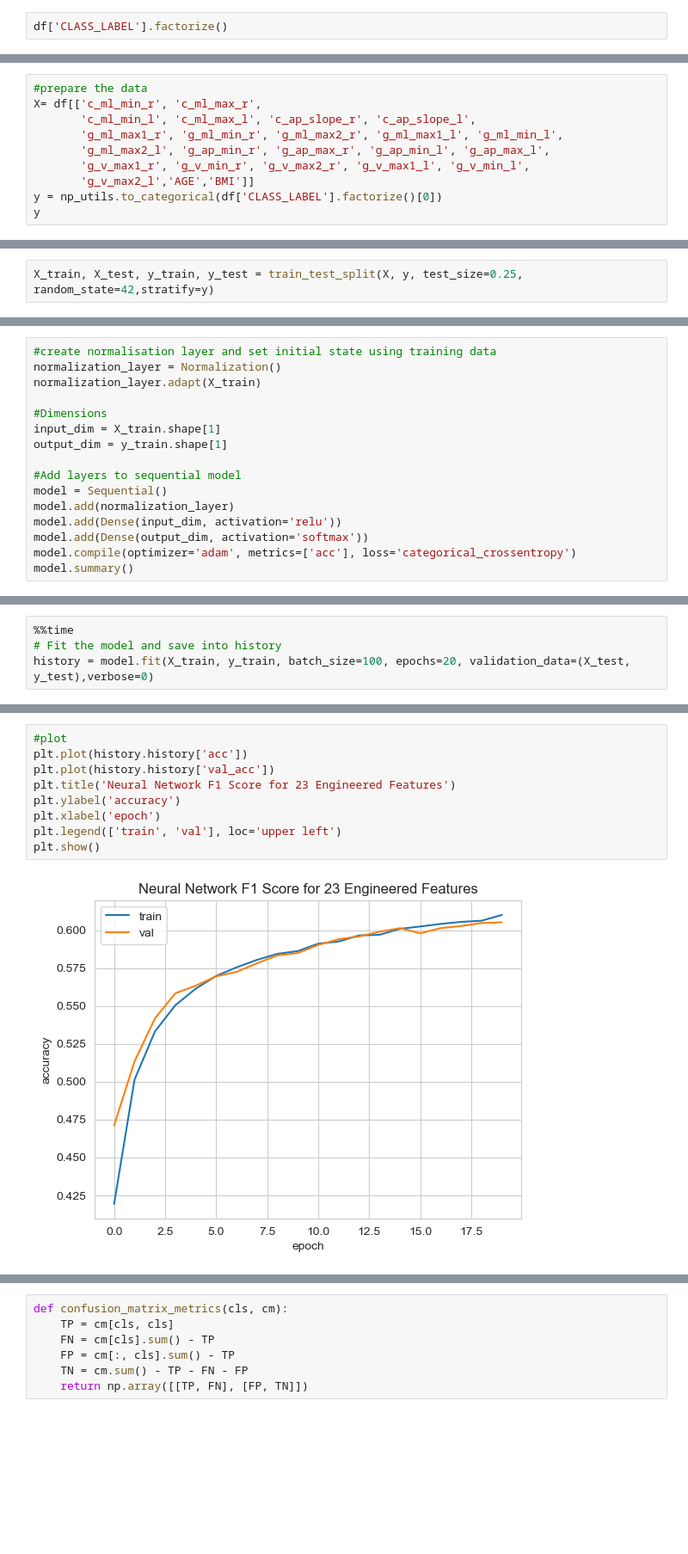
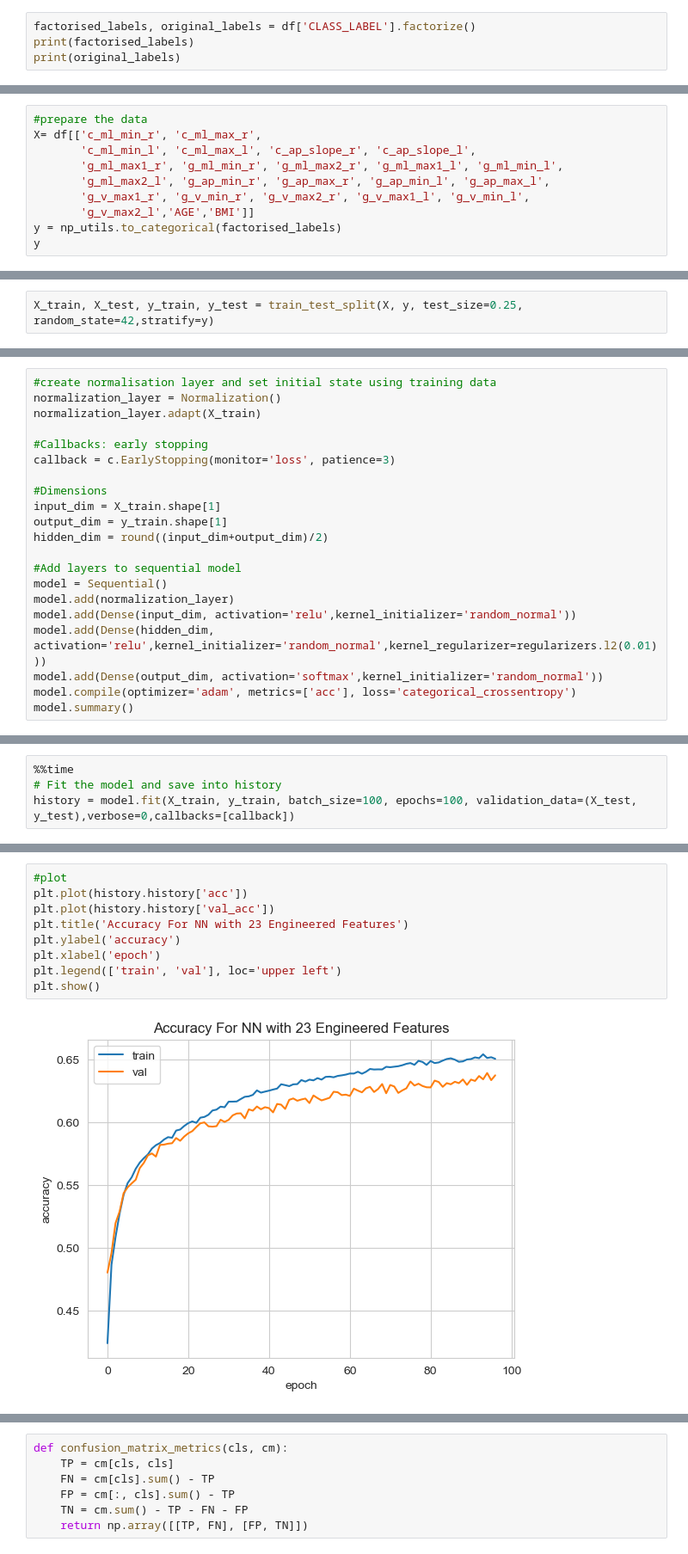
Before and after one commit to chengtng/project_5, a Jupyter notebook: code/3_Model_Part2.ipynb, the cells around one changed output, grey strips where cells are left out. Shown: that part at 86% size. Cells and saved outputs as stored; diff of their text form; blank space fills up the shorter version.

Commit message:
Update Model notebooks

```diff
--- a/code/3_Model_Part2.ipynb
+++ b/code/3_Model_Part2.ipynb
@@ -75,3 +74,5 @@ Index(['SUBJECT_ID', 'SESSION_ID', 'TRIAL_ID', 'c_ml_min_r', 'c_ml_max_r',
 # %%
-df['CLASS_LABEL'].factorize()
+factorised_labels, original_labels = df['CLASS_LABEL'].factorize()
+print(factorised_labels)
+print(original_labels)
 # %% [output]
@@ -89,7 +86,7 @@ X= df[['c_ml_min_r', 'c_ml_max_r',
        'g_ml_max2_l', 'g_ap_min_r', 'g_ap_max_r', 'g_ap_min_l', 'g_ap_max_l',
        'g_v_max1_r', 'g_v_min_r', 'g_v_max2_r', 'g_v_max1_l', 'g_v_min_l',
        'g_v_max2_l','AGE','BMI']]
-y = np_utils.to_categorical(df['CLASS_LABEL'].factorize()[0])
+y = np_utils.to_categorical(factorised_labels)
 y
 # %% [output]
 array([[1., 0., 0., 0., 0.],
@@ -117,15 +134,20 @@ Explanation for Keras API used: https://keras.io/api/layers
 normalization_layer = Normalization()
 normalization_layer.adapt(X_train)
 
+#Callbacks: early stopping
+callback = c.EarlyStopping(monitor='loss', patience=3)
+
 #Dimensions
 input_dim = X_train.shape[1]
 output_dim = y_train.shape[1]
+hidden_dim = round((input_dim+output_dim)/2)
 
 #Add layers to sequential model
 model = Sequential()
 model.add(normalization_layer)
-model.add(Dense(input_dim, activation='relu'))
-model.add(Dense(output_dim, activation='softmax'))
+model.add(Dense(input_dim, activation='relu',kernel_initializer='random_normal'))
+model.add(Dense(hidden_dim, activation='relu',kernel_initializer='random_normal',kernel_regularizer=regularizers.l2(0.01)))
+model.add(Dense(output_dim, activation='softmax',kernel_initializer='random_normal'))
 model.compile(optimizer='adam', metrics=['acc'], loss='categorical_crossentropy')
 model.summary()
 # %% [output]
@@ -148,5 +172,5 @@ _________________________________________________________________
 # %%
 %%time
 # Fit the model and save into history
-history = model.fit(X_train, y_train, batch_size=100, epochs=20, validation_data=(X_test, y_test),verbose=0)
+history = model.fit(X_train, y_train, batch_size=100, epochs=100, validation_data=(X_test, y_test),verbose=0,callbacks=[callback])
 # %% [output]
@@ -155,14 +179,14 @@ Wall time: 42.1 s
 # %%
 #plot
 plt.plot(history.history['acc'])
 plt.plot(history.history['val_acc'])
-plt.title('Neural Network F1 Score for 23 Engineered Features')
+plt.title('Accuracy For NN with 23 Engineered Features')
 plt.ylabel('accuracy')
 plt.xlabel('epoch')
 plt.legend(['train', 'val'], loc='upper left')
 plt.show()
 # %% [output]
-[figure, old version]
+[figure, new version]
 # %%
 #Predict
 pred_labels = np.argmax(model.predict(X_test),axis=1)
```
Also changed, not shown: parts of 32 cells of this notebook, 4 other files.
